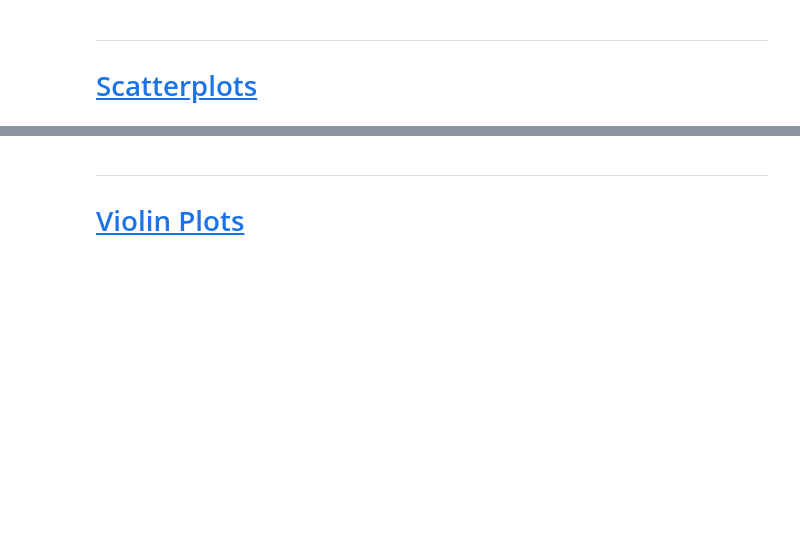
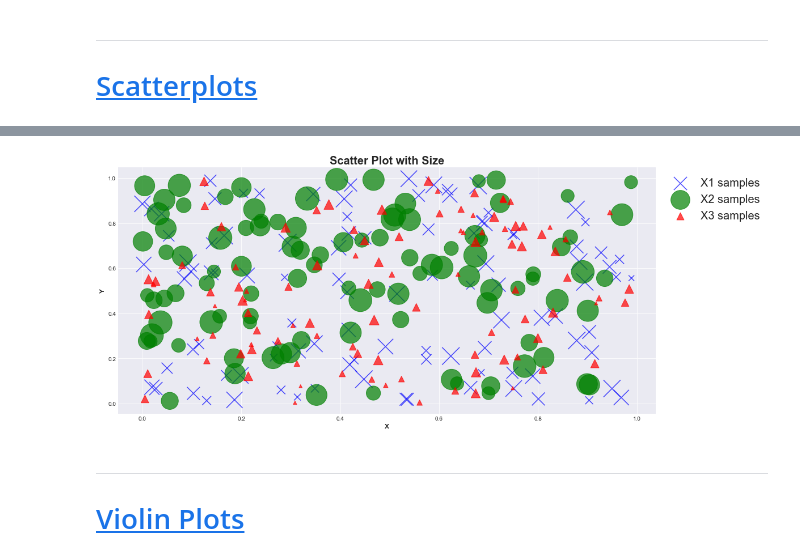
Before and after one commit to pavsingh7/Matplotlib, a Jupyter notebook: matplot_adv.ipynb, the cells around one changed output, grey strips where cells are left out. Saved outputs shown, nothing was run; the diff lists cells and outputs as text; code cells hidden in the pictures; blank space fills up the shorter version.

```diff
--- a/matplot_adv.ipynb
+++ b/matplot_adv.ipynb
@@ -360,3 +453,44 @@ Error bars are graphical representation of uncertainty in data. They show the va
+# %%
+# Generate data
+np.random.seed(1)
+
+# sample 1
+x1 = np.random.rand(100,1)
+y1 = np.random.rand(100,1)
+z1 = np.random.randint(low=100, high=1001, size=100)
+
+# sample 2
+x2 = np.random.rand(100,1)
+y2 = np.random.rand(100,1)
+z2 = np.random.randint(low=500, high=1750, size=100)
+
+# sample 2
+x3 = np.random.rand(100,1)
+y3 = np.random.rand(100,1)
+z3 = np.random.randint(low=30, high=300, size=100)
+
+# create plot
+fig, ax = plt.subplots(figsize=(17,8))
+
+
+# scatter plot
+plt.scatter(x1, y1, marker='x', s=z1, color='blue', alpha=0.7, label='X1 samples')
+plt.scatter(x2, y2, marker='o', s=z2, color='green', alpha=0.7, label='X2 samples')
+plt.scatter(x3, y3, marker='^', s=z3, color='red', alpha=0.7, label='X3 samples')
+
+
+# Add title, axis labels and adjust the size of the plot
+plt.title("Scatter Plot with Size", size=20, weight='bold')
+plt.xlabel("X", size=12, weight='semibold')
+plt.ylabel("Y", size=12, weight='semibold')
+
+# Add a legend to the plot and move it
+# Create the legend
+plt.legend(loc='upper left', bbox_to_anchor=(1.005, 1), fontsize=20)
+
+plt.show()
+# %% [output]
+[figure, added]
 # %% [markdown]
 ***
 # <a id='toc8_'></a>[Violin Plots](#toc0_)
```
Also changed, not shown: parts of 5 cells of this notebook.
